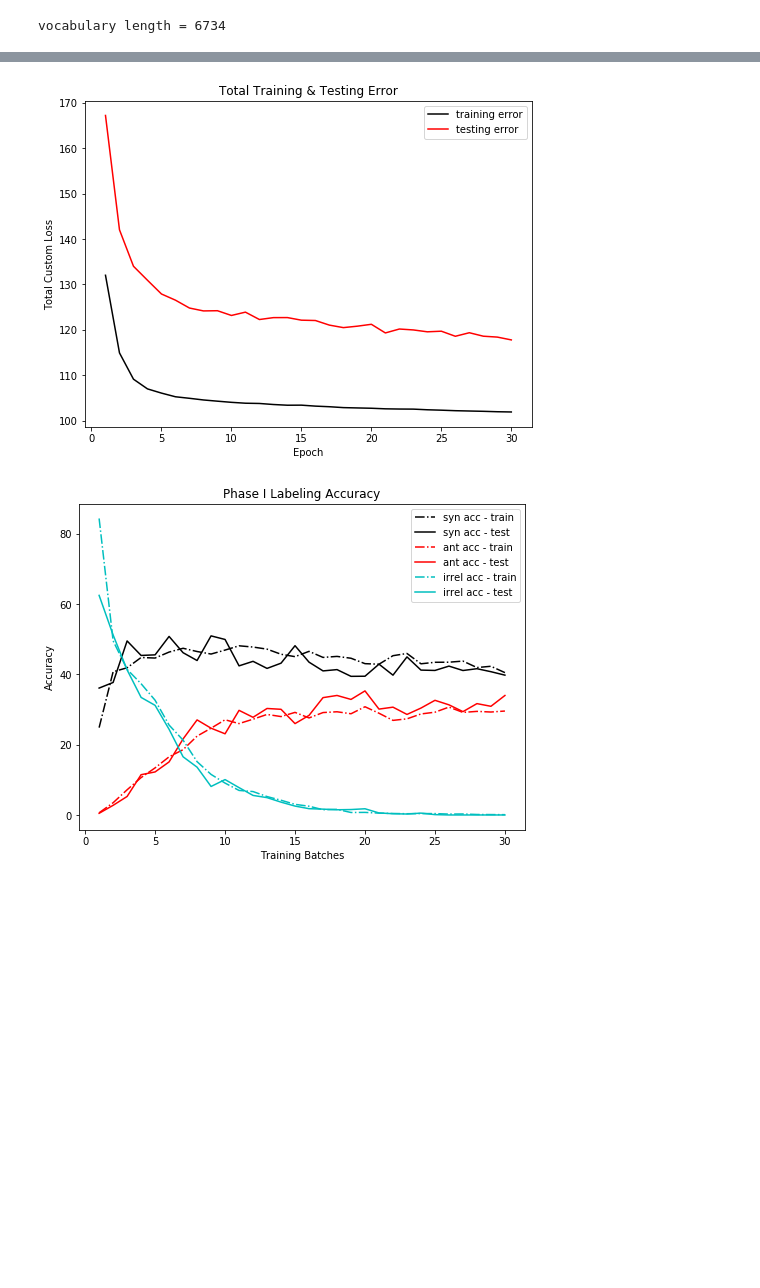
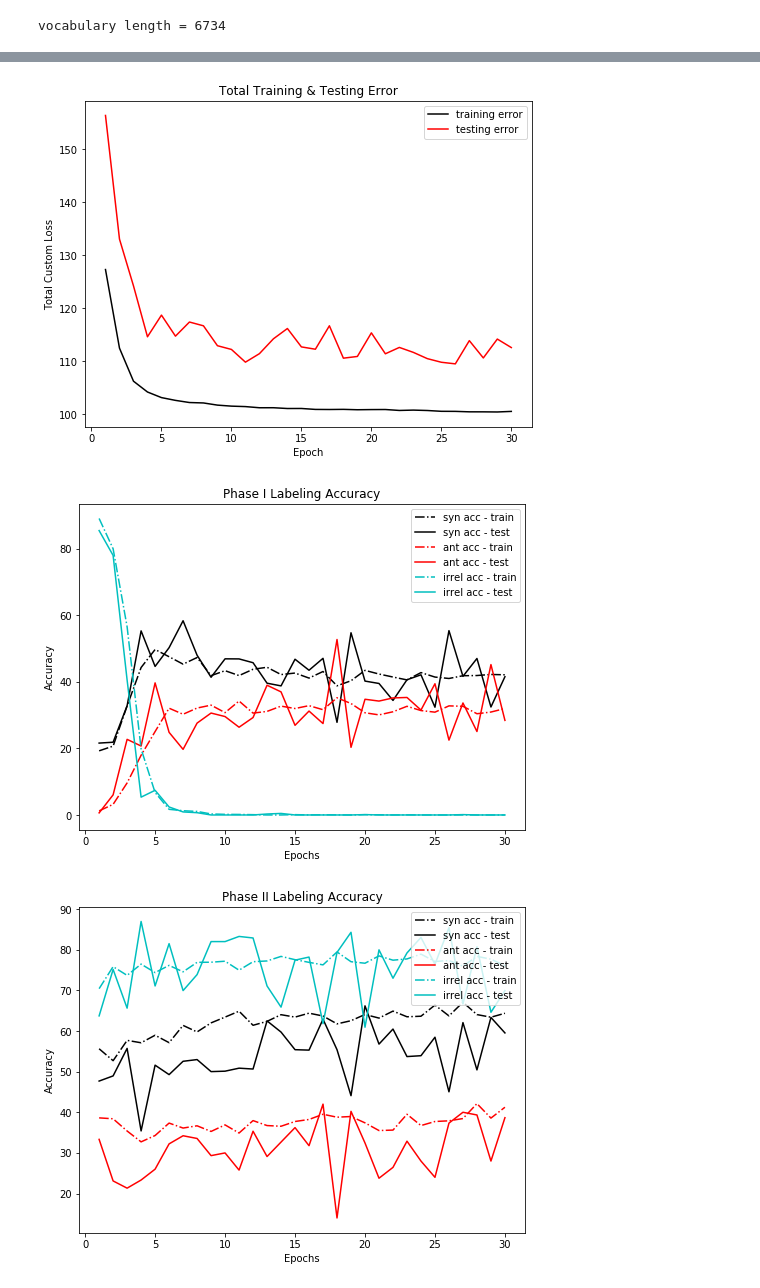
Before and after one commit to TG-UW/BETO2020, a Jupyter notebook: Ant_Syn_Scraping/Distiller_pretrained_embeddings.ipynb, the cells around one changed output, grey strips where cells are left out. Cells and saved outputs as stored; diff of their text form; code cells hidden in the pictures; blank space fills up the shorter version.

Commit message:
added phase 2 to workflow. needs optimization

```diff
--- a/Ant_Syn_Scraping/Distiller_pretrained_embeddings.ipynb
+++ b/Ant_Syn_Scraping/Distiller_pretrained_embeddings.ipynb
@@ -165,7 +159,7 @@ tensor([0, 1, 2])
 #Hyper parameters
 num_epochs = 30
 batch_size = 50
-learning_rate = 1e-4
+learning_rate = 5e-4
 
 # Device configuration (GPU if available, otherwise CPU)
 device = torch.device('cuda:0' if torch.cuda.is_available() else 'cpu')
@@ -198,24 +192,28 @@ vocabulary length = 6734
 train_epoch_losses = []
 syn_train_epoch_losses = []
 ant_train_epoch_losses = []
-
 syn_train_epoch_accuracies = []
 ant_train_epoch_accuracies = []
 irrel_train_epoch_accuracies = []
+train_p2_syn_accs = []
+train_p2_ant_accs = []
+train_p2_irrel_accs = []
 
 test_epoch_losses = []
 syn_test_epoch_losses = []
 ant_test_epoch_losses = []
-
 syn_test_epoch_accuracies = []
 ant_test_epoch_accuracies = []
 irrel_test_epoch_accuracies = []
+test_p2_syn_accs = []
+test_p2_ant_accs = []
+test_p2_irrel_accs = []
 
 pbar = tqdm(total = num_epochs, position = 0)
 
 for epoch in range(num_epochs):
 
-    train_epoch_loss, syn_train_epoch_loss, ant_train_epoch_loss, Lm_train_epoch_loss, train_syn_epoch_acc, train_ant_epoch_acc, train_irrel_epoch_acc = train.Phase_I_train_model(model = model, training_data_set = train_loader, optimizer = optimizer)
+    train_epoch_loss, syn_train_epoch_loss, ant_train_epoch_loss, Lm_train_epoch_loss, train_syn_epoch_acc, train_ant_epoch_acc, train_irrel_epoch_acc, train_p2_accs = train.Phase_I_train_model(model = model, training_data_set = train_loader, optimizer = optimizer)
 
     train_epoch_losses.append(train_epoch_loss)
     syn_train_epoch_losses.append(syn_train_epoch_loss)
@@ -223,15 +221,20 @@ for epoch in range(num_epochs):
     syn_train_epoch_accuracies.append(train_syn_epoch_acc)
     ant_train_epoch_accuracies.append(train_ant_epoch_acc)
     irrel_train_epoch_accuracies.append(train_irrel_epoch_acc)
+    train_p2_irrel_accs.append(train_p2_accs[0])
+    train_p2_syn_accs.append(train_p2_accs[1])
+    train_p2_ant_accs.append(train_p2_accs[2])
 
-    test_epoch_loss, syn_test_epoch_loss, ant_test_epoch_loss, Lm_test_epoch_loss, syn_epoch_acc, ant_epoch_acc, irrel_epoch_acc, syn_true, syn_predictions, ant_true, ant_predictions = test.Phase_I_eval_model(model = model, testing_data_set = test_loader, optimizer = optimizer)
+    test_epoch_loss, syn_test_epoch_loss, ant_test_epoch_loss, Lm_test_epoch_loss, syn_epoch_acc, ant_epoch_acc, irrel_epoch_acc, syn_true, syn_predictions, ant_true, ant_predictions, test_p2_accs = test.Phase_I_eval_model(model = model, testing_data_set = test_loader, optimizer = optimizer)
 
     test_epoch_losses.append(test_epoch_loss)
     syn_test_epoch_losses.append(syn_test_epoch_loss)
     ant_test_epoch_losses.append(ant_test_epoch_loss)
-
     syn_test_epoch_accuracies.append(syn_epoch_acc)
     ant_test_epoch_accuracies.append(ant_epoch_acc)
     irrel_test_epoch_accuracies.append(irrel_epoch_acc)
+    test_p2_irrel_accs.append(test_p2_accs[0])
+    test_p2_syn_accs.append(test_p2_accs[1])
+    test_p2_ant_accs.append(test_p2_accs[2])
 
     pbar.update()
@@ -238,31 +303,45 @@ for epoch in range(num_epochs):
 # %%
 fig, ax = plt.subplots(figsize = (8,6))
 
 epochs = np.arange(1, (num_epochs+1), 1)
 
 plt.plot(epochs, train_epoch_losses, c = 'k', label = 'training error')
 plt.plot(epochs, test_epoch_losses, c = 'r', label = 'testing error')
 plt.legend(loc = 'upper right')
 plt.title("Total Training & Testing Error")
 ax.set_xlabel('Epoch')
 ax.set_ylabel('Total Custom Loss')
 plt.show()
 
 fig, ax = plt.subplots(figsize = (8,6))
 plt.plot(epochs, syn_train_epoch_accuracies, c = 'k', linestyle = '-.', label = 'syn acc - train')
 plt.plot(epochs, syn_test_epoch_accuracies, c = 'k', label = 'syn acc - test')
 plt.plot(epochs, ant_train_epoch_accuracies, c = 'r', linestyle = '-.', label = 'ant acc - train')
 plt.plot(epochs, ant_test_epoch_accuracies, c = 'r', label = 'ant acc - test')
 plt.plot(epochs, irrel_train_epoch_accuracies, c = 'c', linestyle = '-.', label = 'irrel acc - train')
 plt.plot(epochs, irrel_test_epoch_accuracies, c = 'c', label = 'irrel acc - test')
 plt.legend(loc = 'upper right')
 plt.title("Phase I Labeling Accuracy")
-ax.set_xlabel('Training Batches')
+ax.set_xlabel('Epochs')
 ax.set_ylabel('Accuracy')
 plt.show()
+
+fig, ax = plt.subplots(figsize = (8,6))
+plt.plot(epochs, train_p2_syn_accs, c = 'k', linestyle = '-.', label = 'syn acc - train')
+plt.plot(epochs, test_p2_syn_accs, c = 'k', label = 'syn acc - test')
+plt.plot(epochs, train_p2_ant_accs, c = 'r', linestyle = '-.', label = 'ant acc - train')
+plt.plot(epochs, test_p2_ant_accs, c = 'r', label = 'ant acc - test')
+plt.plot(epochs, train_p2_irrel_accs, c = 'c', linestyle = '-.', label = 'irrel acc - train')
+plt.plot(epochs, test_p2_irrel_accs, c = 'c', label = 'irrel acc - test')
+plt.legend(loc = 'upper right')
+plt.title("Phase II Labeling Accuracy")
+ax.set_xlabel('Epochs')
+ax.set_ylabel('Accuracy')
+plt.show()
 # %% [output]
-[figure, old version]
+[figure, new version]
-[figure, old version]
+[figure, new version]
+[figure, added]
 # %%
 #thresholding the predicted values to be compared to the labels
 syn_predictions = list(map(lambda x:1 if x >= 0.8 else x, syn_predictions))
```
Also changed, not shown: parts of 3 cells of this notebook, 7 other files.
